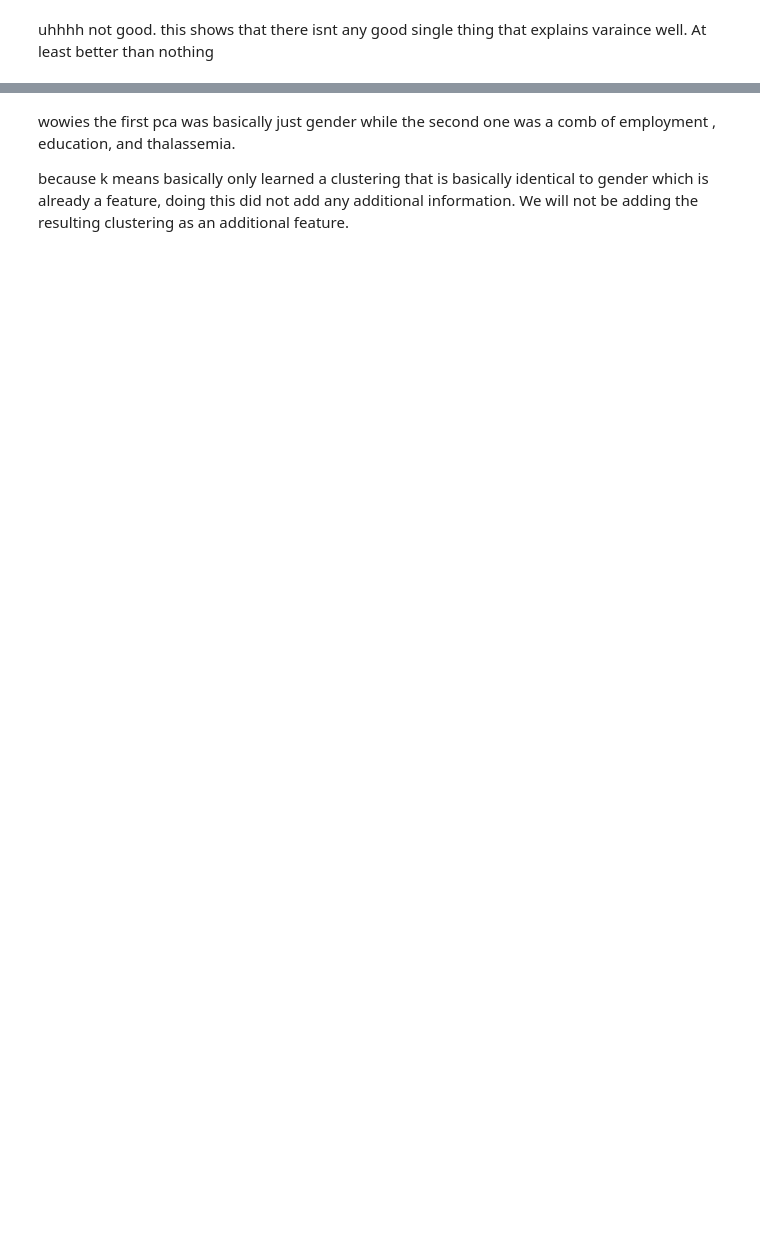
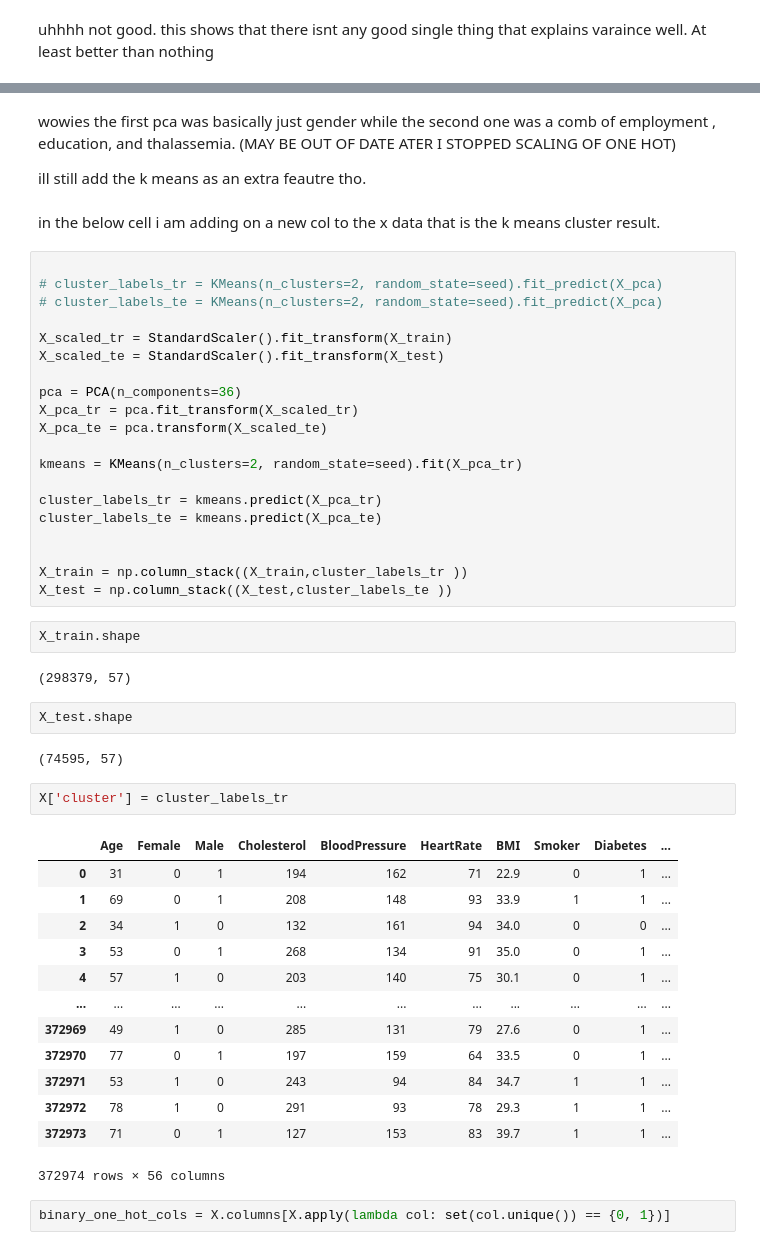
Before and after one commit to kchen3490/cmsc320-final, a Jupyter notebook: notebook.ipynb, the cells around one changed output, grey strips where cells are left out. Cells and saved outputs as stored; diff of their text form; blank space fills up the shorter version.

```diff
--- a/notebook.ipynb
+++ b/notebook.ipynb
@@ -586,4 +613,52 @@ pca_loadings
 # %% [markdown]
-wowies the first pca was basically just gender while the second one was a comb of employment , education, and thalassemia.
+wowies the first pca was basically just gender while the second one was a comb of employment , education, and thalassemia. (MAY BE OUT OF DATE ATER I STOPPED SCALING OF ONE HOT)
 
-because k means basically only learned a clustering that is basically identical to gender which is already a feature, doing this did not add any additional information. We will not be adding the resulting clustering as an additional feature.
+ill still add the k means as an extra feautre tho.
+# %% [markdown]
+in the below cell i am adding on a new col to the x data that is the k means cluster result.
+# %%
+
+# cluster_labels_tr = KMeans(n_clusters=2, random_state=seed).fit_predict(X_pca)
+# cluster_labels_te = KMeans(n_clusters=2, random_state=seed).fit_predict(X_pca)
+
+X_scaled_tr = StandardScaler().fit_transform(X_train)
+X_scaled_te = StandardScaler().fit_transform(X_test)
+
+pca = PCA(n_components=36)
+X_pca_tr = pca.fit_transform(X_scaled_tr)
+X_pca_te = pca.transform(X_scaled_te)
+
+kmeans = KMeans(n_clusters=2, random_state=seed).fit(X_pca_tr)
+
+cluster_labels_tr = kmeans.predict(X_pca_tr)
+cluster_labels_te = kmeans.predict(X_pca_te)
+
+
+X_train = np.column_stack((X_train,cluster_labels_tr ))
+X_test = np.column_stack((X_test,cluster_labels_te ))
+# %%
+X_train.shape
+# %% [output]
+(298379, 57)
+# %%
+X_test.shape
+# %% [output]
+(74595, 57)
+# %%
+X['cluster'] = cluster_labels_tr
+# %% [output]
+|  | Age | Female | Male | Cholesterol | BloodPressure | HeartRate | BMI | Smoker | Diabetes | ... |
+| 0 | 31 | 0 | 1 | 194 | 162 | 71 | 22.9 | 0 | 1 | ... |
+| 1 | 69 | 0 | 1 | 208 | 148 | 93 | 33.9 | 1 | 1 | ... |
+| 2 | 34 | 1 | 0 | 132 | 161 | 94 | 34.0 | 0 | 0 | ... |
+| 3 | 53 | 0 | 1 | 268 | 134 | 91 | 35.0 | 0 | 1 | ... |
+| 4 | 57 | 1 | 0 | 203 | 140 | 75 | 30.1 | 0 | 1 | ... |
+| ... | ... | ... | ... | ... | ... | ... | ... | ... | ... | ... |
+| 372969 | 49 | 1 | 0 | 285 | 131 | 79 | 27.6 | 0 | 1 | ... |
+| 372970 | 77 | 0 | 1 | 197 | 159 | 64 | 33.5 | 0 | 1 | ... |
+| 372971 | 53 | 1 | 0 | 243 | 94 | 84 | 34.7 | 1 | 1 | ... |
+| 372972 | 78 | 1 | 0 | 291 | 93 | 78 | 29.3 | 1 | 1 | ... |
+| 372973 | 71 | 0 | 1 | 127 | 153 | 83 | 39.7 | 1 | 1 | ... |
+372974 rows × 56 columns
+# %%
+binary_one_hot_cols = X.columns[X.apply(lambda col: set(col.unique()) == {0, 1})]
```
Also changed, not shown: parts of 15 cells of this notebook.
